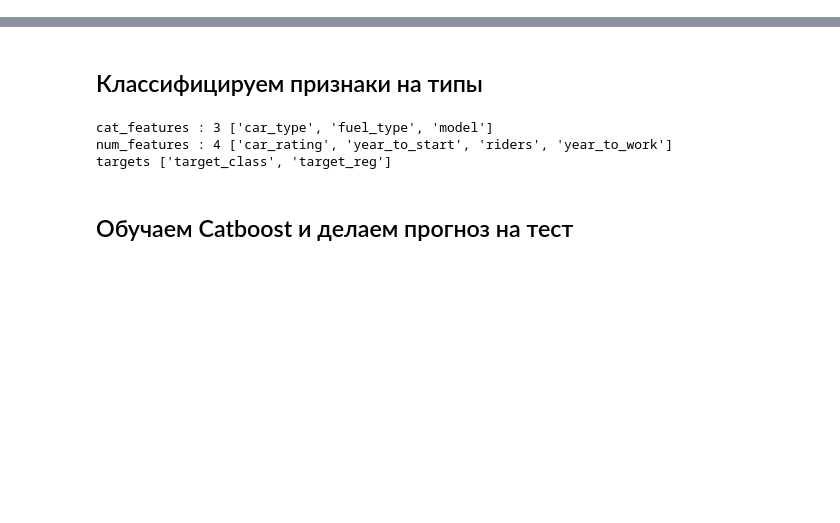
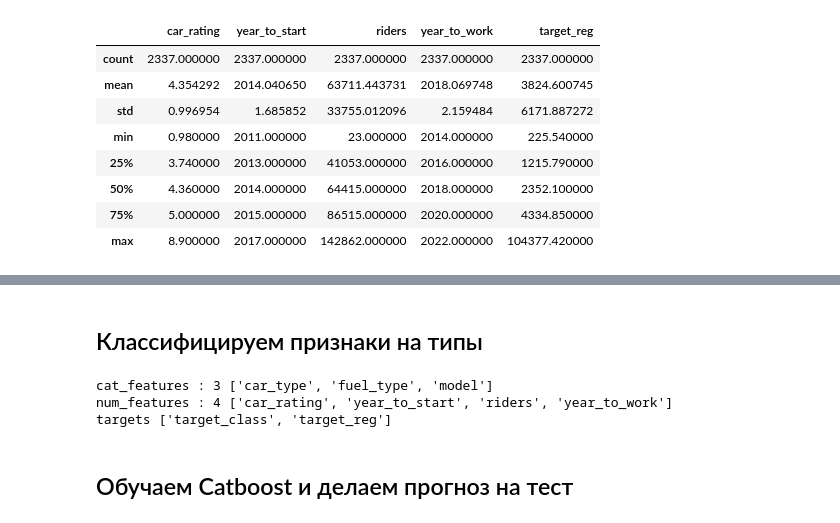
Before and after one commit to a-milenkin/Competitive_Data_Science, a Jupyter notebook: notebooks/1.3 Quick Start.ipynb, the cells around one changed output, grey strips where cells are left out. Saved outputs shown, nothing was run; the diff lists cells and outputs as text; code cells hidden in the pictures; blank space fills up the shorter version.

```diff
--- a/notebooks/1.3 Quick Start.ipynb
+++ b/notebooks/1.3 Quick Start.ipynb
@@ -32,3 +35,15 @@ train.sample(5)
+# %%
+train.describe()
+# %% [output]
+|  | car_rating | year_to_start | riders | year_to_work | target_reg |
+| count | 2337.000000 | 2337.000000 | 2337.000000 | 2337.000000 | 2337.000000 |
+| mean | 4.354292 | 2014.040650 | 63711.443731 | 2018.069748 | 3824.600745 |
+| std | 0.996954 | 1.685852 | 33755.012096 | 2.159484 | 6171.887272 |
+| min | 0.980000 | 2011.000000 | 23.000000 | 2014.000000 | 225.540000 |
+| 25% | 3.740000 | 2013.000000 | 41053.000000 | 2016.000000 | 1215.790000 |
+| 50% | 4.360000 | 2014.000000 | 64415.000000 | 2018.000000 | 2352.100000 |
+| 75% | 5.000000 | 2015.000000 | 86515.000000 | 2020.000000 | 4334.850000 |
+| max | 8.900000 | 2017.000000 | 142862.000000 | 2022.000000 | 104377.420000 |
 # %%
 path = '../data/car_test.csv'
 test = pd.read_csv(path)
```
Also changed, not shown: parts of 18 cells of this notebook, 47 other files.
